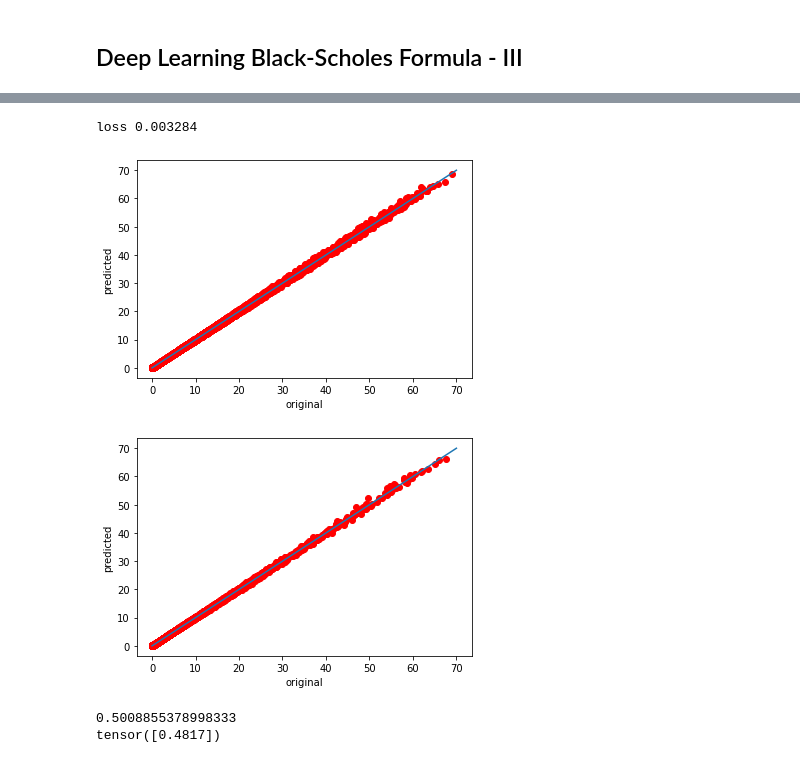
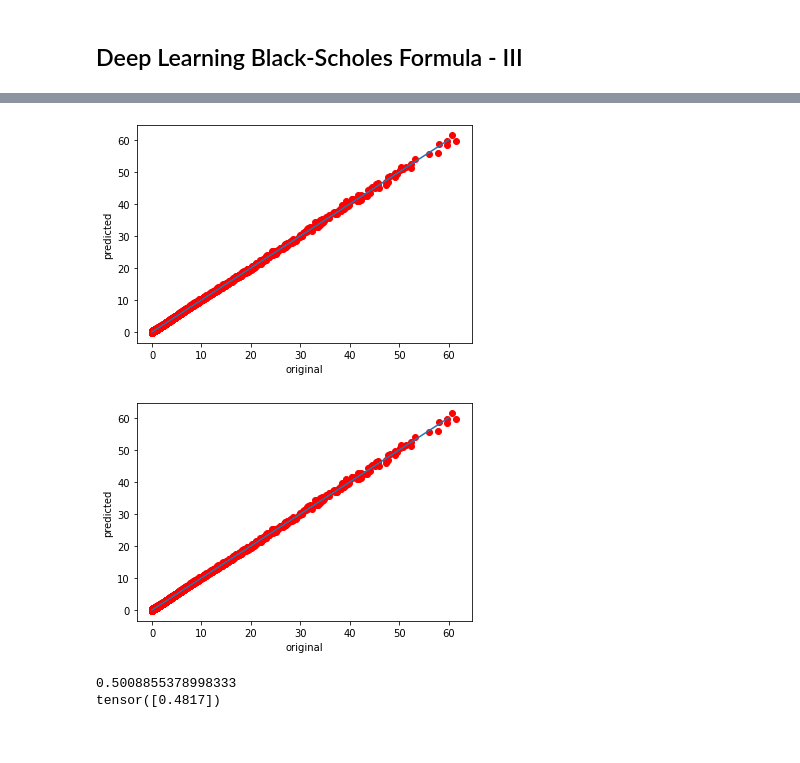
Before and after one commit to tmtsf/deep-learning, a Jupyter notebook: code/02-quant_finance/src/black_scholes_iii.ipynb, the cells around one changed output, grey strips where cells are left out. Drawn from its saved outputs; the diff is of its cells as text; code cells hidden in the pictures.

```diff
--- a/code/02-quant_finance/src/black_scholes_iii.ipynb
+++ b/code/02-quant_finance/src/black_scholes_iii.ipynb
@@ -12,6 +12,6 @@ with open('../data/black_scholes_with_greeks.csv', newline='\n') as csvfile:
   for row in reader:
     dataset.append(row)
 
-train_set, test_set = np.array(dataset[:7500], dtype=float), np.array(dataset[7500:], dtype=float)
-train_features, train_labels = torch.from_numpy(train_set[:, 0:5]), torch.from_numpy(train_set[:, 5:]).reshape(-1, 6)
-test_features, test_labels = torch.from_numpy(test_set[:, 0:5]), torch.from_numpy(test_set[:, 5:]).reshape(-1, 6)
+train_set, test_set = np.array(dataset[:30000], dtype=float), np.array(dataset[30000:], dtype=float)
+train_features, train_labels = torch.from_numpy(train_set[:, 0:5]), torch.from_numpy(train_set[:, 5:])
+test_features, test_labels = torch.from_numpy(test_set[:, 0:5]), torch.from_numpy(test_set[:, 5:])
@@ -25,5 +18,5 @@ tensor([ 5.9486e-69,  1.1383e-65,  5.7572e-67, -9.3618e-67,  9.2699e-67,
 # %%
-batch_size = 50
+batch_size = 128
 train_iter = torch.utils.data.DataLoader(torch.utils.data.TensorDataset(train_features, train_labels),
                                          batch_size,
                                          shuffle=True)
@@ -79,18 +77,24 @@ tensor([0.0450], grad_fn=<AddBackward0>)
 # %%
 loss = torch.nn.MSELoss()
 # %%
-learning_rate = 0.1
-optimizer = torch.optim.SGD(model.parameters(), lr=learning_rate)
+learning_rate = 0.0001
+optimizer = torch.optim.SGD(params, lr=learning_rate)
 # %%
-num_epochs = 10
+num_epochs = 30
 for epoch in range(num_epochs):
   for X, y in train_iter:
-    l = loss(model(X.float()), y.float()[0])
+    val, deriv = model(X.float())
+    l1 = loss(val, y.float()[:, 0].reshape(val.shape))
+    l2 = loss(deriv, y.float()[:, 1:].reshape(deriv.shape))
+    l = l1 + l2
 
     optimizer.zero_grad()
     l.backward()
     optimizer.step()
 
-  l = loss(model(train_features.float()), train_labels.float())
+  val, deriv = model(train_features.float())
+  l1 = loss(val, train_labels.float()[:, 0].reshape(val.shape))
+  l2 = loss(deriv, train_labels.float()[:, 1:].reshape(deriv.shape))
+  l = l1 + l2
   print(f'epoch {epoch + 1}, loss {l:f}')
 # %% [output]
@@ -122,35 +118,31 @@ tensor([[0.0000e+00],
-# %%
-with torch.no_grad():
-  l = loss(model(test_features.float()), test_labels.float())
-  print(f'loss {l:f}')
-# %% [output]
-loss 0.003284
 # %%
 torch.save(model.state_dict(), '../save/black_scholes_iii.ckpt')
 # %%
 with torch.no_grad():
-  predicted = model(train_features.float()).numpy().reshape(-1)
-  original = train_labels.numpy().reshape(-1)
+  val, deriv = model(train_features.float())
+  predicted = val.numpy().reshape(-1)
+  original = train_labels[:, 0].numpy().reshape(-1)
 
   plt.plot(original, predicted, 'ro')
   plt.xlabel("original")
   plt.ylabel("predicted")
-  plt.plot([0, 70], [0, 70])
+  plt.plot([0, 60], [0, 60])
   plt.show()
 # %% [output]
-[figure, old version]
+[figure, new version]
 # %%
 with torch.no_grad():
-  predicted = model(test_features.float()).numpy().reshape(-1)
-  original = test_labels.numpy().reshape(-1)
+  val, deriv = model(train_features.float())
+  predicted = val.numpy().reshape(-1)
+  original = train_labels[:, 0].numpy().reshape(-1)
 
   plt.plot(original, predicted, 'ro')
   plt.xlabel("original")
   plt.ylabel("predicted")
-  plt.plot([0, 70], [0, 70])
+  plt.plot([0, 60], [0, 60])
   plt.show()
 # %% [output]
-[figure, old version]
+[figure, new version]
 # %%
 from synthetic_black_scholes_data import value_call_option
 import random
```
Also changed, not shown: parts of 5 cells of this notebook, 1 other file.
